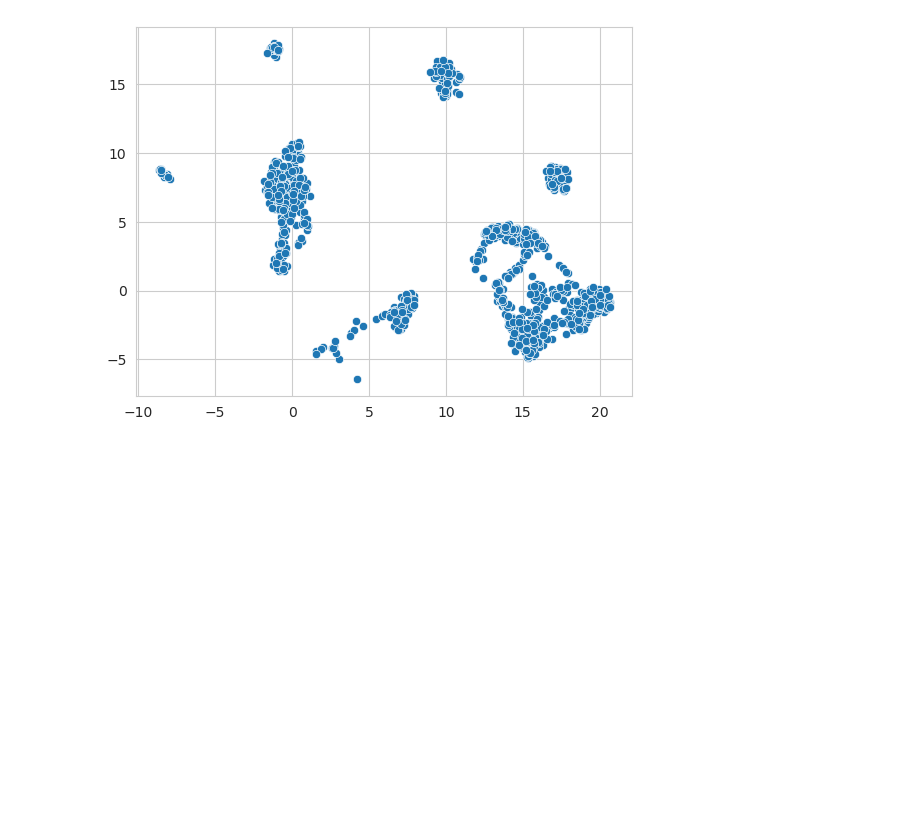
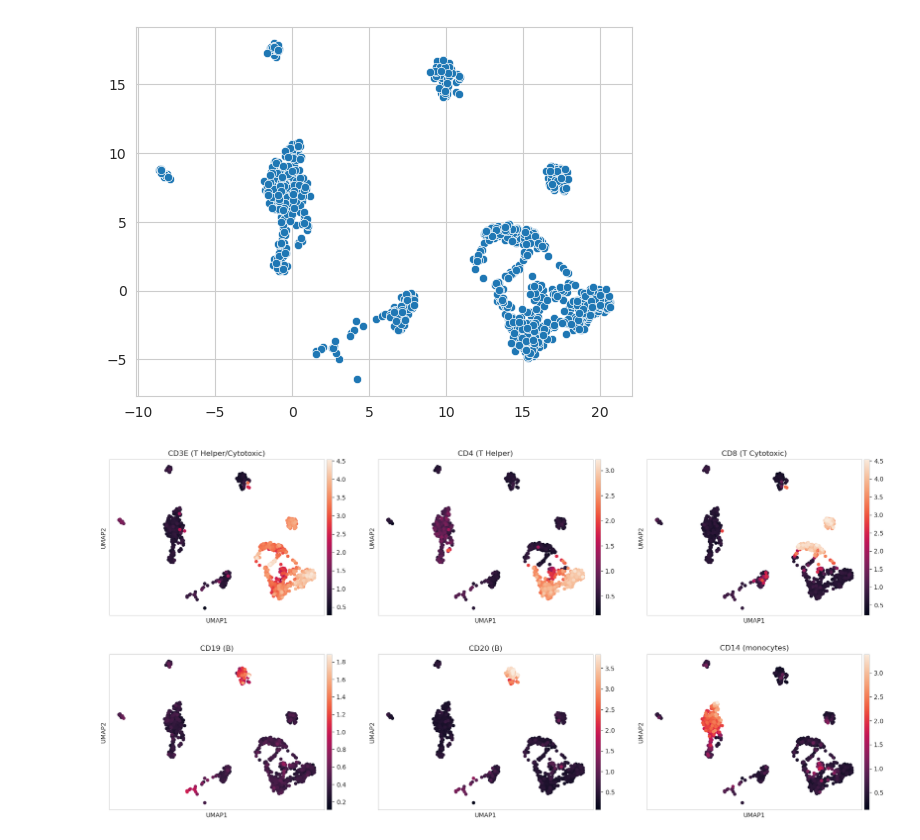
Before and after one commit to zhsegal/PxlgnProject, a Jupyter notebook: EDA.ipynb, the cells around one changed output. Saved outputs shown, nothing was run; the diff lists cells and outputs as text; code cells hidden in the pictures; blank space fills up the shorter version.

Commit message:
UMAPs

```diff
--- a/EDA.ipynb
+++ b/EDA.ipynb
@@ -276,3 +283,9 @@ sns.scatterplot(x=adata.obsm['X_umap'][:, 0], y=adata.obsm['X_umap'][:, 1])
 # %% [output]
 <Axes: >
 [figure]
+# %%
+markers_of_interest = ["CD3E", "CD4", "CD8", "CD19", "CD20", "CD14"]
+titles = ["CD3E (T Helper/Cytotoxic)", "CD4 (T Helper)", "CD8 (T Cytotoxic)", "CD19 (B)", "CD20 (B)", "CD14 (monocytes)"]
+sc.pl.umap(adata, color=markers_of_interest, ncols=3, layer='clr', title=titles)
+# %% [output]
+[figure, added]
```
Also changed, not shown: parts of 14 cells of this notebook.
